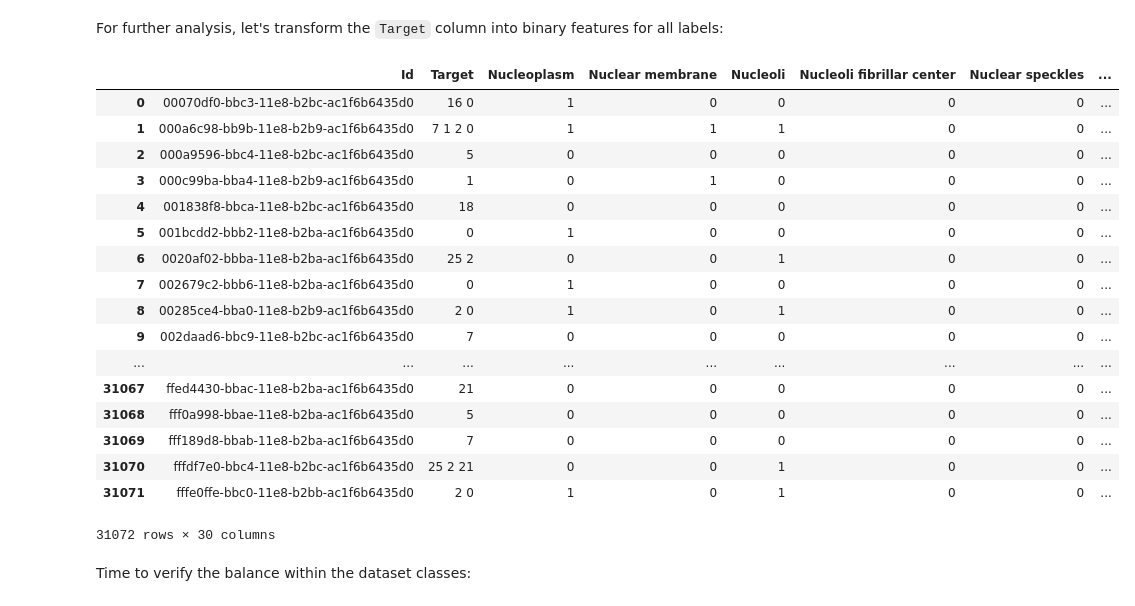
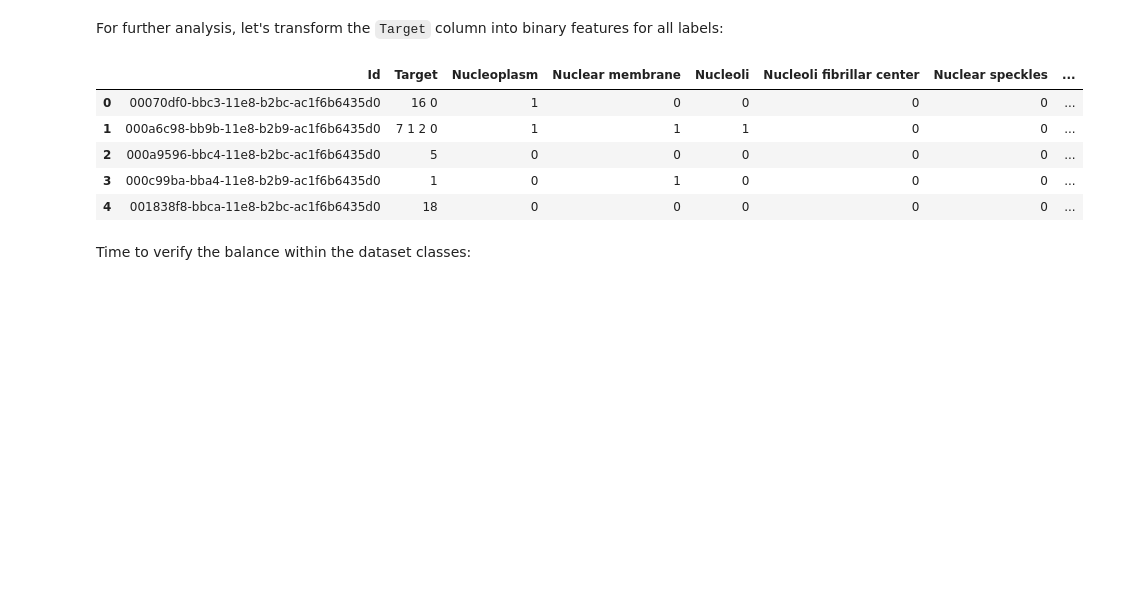
Before and after one commit to TomaszKaleczyc/Protein_finder, a Jupyter notebook: Protein_Finder.ipynb, the cells around one changed output. Saved outputs shown, nothing was run; the diff lists cells and outputs as text; code cells hidden in the pictures; blank space fills up the shorter version.

```diff
--- a/Protein_Finder.ipynb
+++ b/Protein_Finder.ipynb
@@ -115,26 +115,14 @@ df.shape[0]
 For further analysis, let's transform the `Target` column into binary features for all labels:
 # %%
 for protein in labels: df[labels[protein]] = df['Target'].apply(lambda x: 1 if str(protein) in x.split(' ') else 0)
-df
+df.head()
 # %% [output]
 |  | Id | Target | Nucleoplasm | Nuclear membrane | Nucleoli | Nucleoli fibrillar center | Nuclear speckles | ... |
 | 0 | 00070df0-bbc3-11e8-b2bc-ac1f6b6435d0 | 16 0 | 1 | 0 | 0 | 0 | 0 | ... |
 | 1 | 000a6c98-bb9b-11e8-b2b9-ac1f6b6435d0 | 7 1 2 0 | 1 | 1 | 1 | 0 | 0 | ... |
 | 2 | 000a9596-bbc4-11e8-b2bc-ac1f6b6435d0 | 5 | 0 | 0 | 0 | 0 | 0 | ... |
 | 3 | 000c99ba-bba4-11e8-b2b9-ac1f6b6435d0 | 1 | 0 | 1 | 0 | 0 | 0 | ... |
 | 4 | 001838f8-bbca-11e8-b2bc-ac1f6b6435d0 | 18 | 0 | 0 | 0 | 0 | 0 | ... |
-| 5 | 001bcdd2-bbb2-11e8-b2ba-ac1f6b6435d0 | 0 | 1 | 0 | 0 | 0 | 0 | ... |
-| 6 | 0020af02-bbba-11e8-b2ba-ac1f6b6435d0 | 25 2 | 0 | 0 | 1 | 0 | 0 | ... |
-| 7 | 002679c2-bbb6-11e8-b2ba-ac1f6b6435d0 | 0 | 1 | 0 | 0 | 0 | 0 | ... |
-| 8 | 00285ce4-bba0-11e8-b2b9-ac1f6b6435d0 | 2 0 | 1 | 0 | 1 | 0 | 0 | ... |
-| 9 | 002daad6-bbc9-11e8-b2bc-ac1f6b6435d0 | 7 | 0 | 0 | 0 | 0 | 0 | ... |
-| ... | ... | ... | ... | ... | ... | ... | ... | ... |
-| 31067 | ffed4430-bbac-11e8-b2ba-ac1f6b6435d0 | 21 | 0 | 0 | 0 | 0 | 0 | ... |
-| 31068 | fff0a998-bbae-11e8-b2ba-ac1f6b6435d0 | 5 | 0 | 0 | 0 | 0 | 0 | ... |
-| 31069 | fff189d8-bbab-11e8-b2ba-ac1f6b6435d0 | 7 | 0 | 0 | 0 | 0 | 0 | ... |
-| 31070 | fffdf7e0-bbc4-11e8-b2bc-ac1f6b6435d0 | 25 2 21 | 0 | 0 | 1 | 0 | 0 | ... |
-| 31071 | fffe0ffe-bbc0-11e8-b2bb-ac1f6b6435d0 | 2 0 | 1 | 0 | 1 | 0 | 0 | ... |
-31072 rows × 30 columns
 # %% [markdown]
 Time to verify the balance within the dataset classes:
 # %%
```
Also changed, not shown: parts of 13 cells of this notebook.
